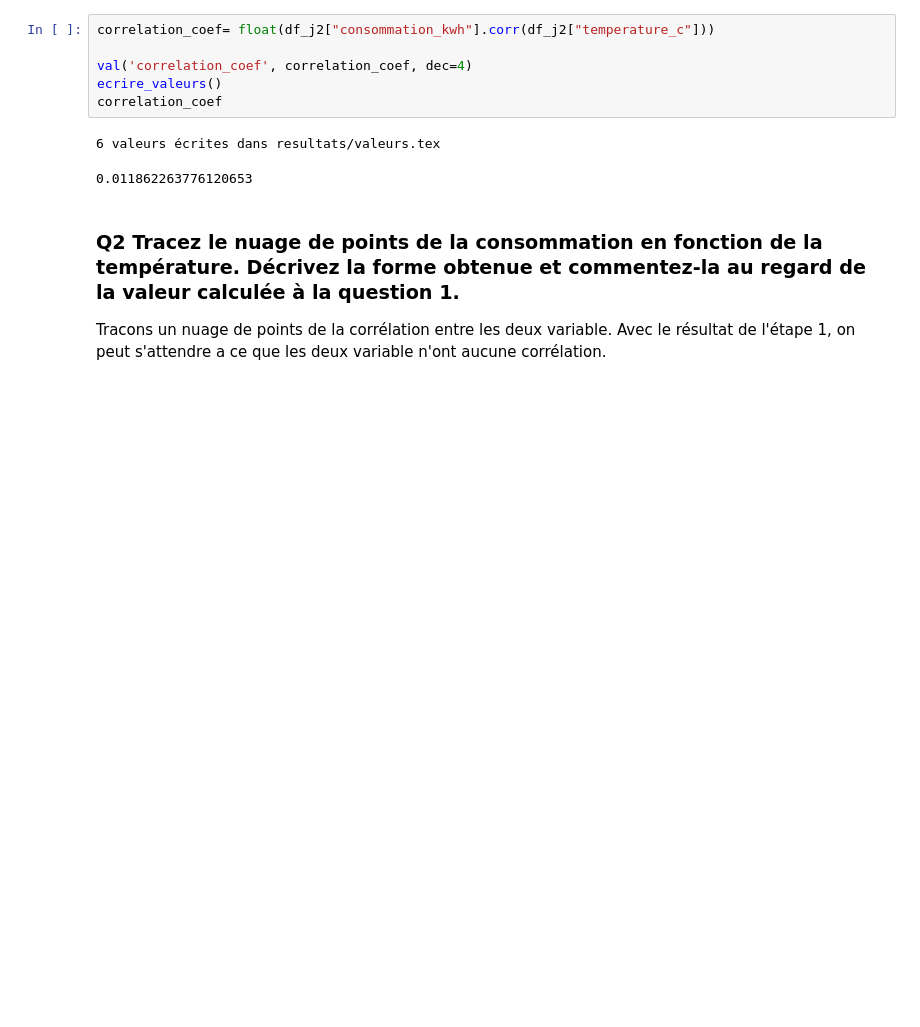
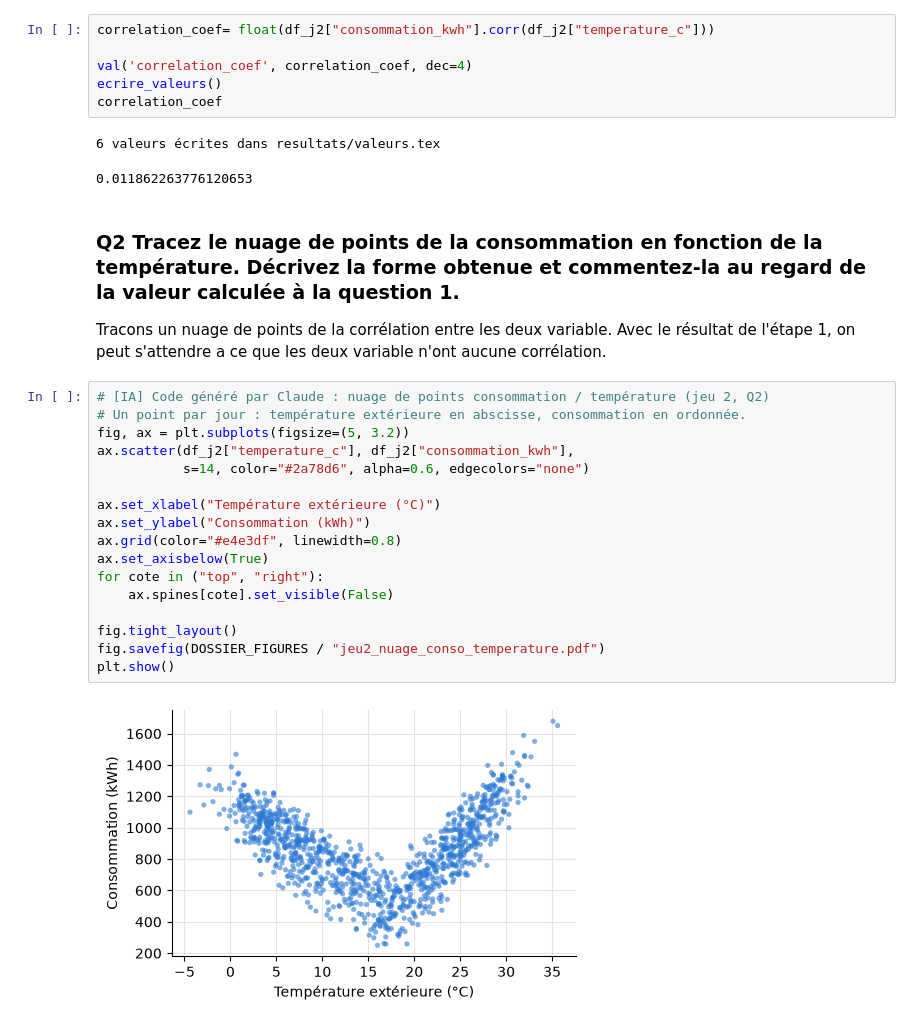
Before and after one commit to Dandalex/Devoir1ConceptStat, a Jupyter notebook: Dandrea_Devoir_I.ipynb, the cells around one changed output. Drawn from its saved outputs; the diff is of its cells as text; blank space fills up the shorter version.

```diff
--- a/Dandrea_Devoir_I.ipynb
+++ b/Dandrea_Devoir_I.ipynb
@@ -413,3 +413,22 @@ correlation_coef
 
 Tracons un nuage de points de la corrélation entre les deux variable.
 Avec le résultat de l'étape 1, on peut s'attendre a ce que les deux variable n'ont aucune corrélation.
+# %%
+# [IA] Code généré par Claude : nuage de points consommation / température (jeu 2, Q2)
+# Un point par jour : température extérieure en abscisse, consommation en ordonnée.
+fig, ax = plt.subplots(figsize=(5, 3.2))
+ax.scatter(df_j2["temperature_c"], df_j2["consommation_kwh"],
+           s=14, color="#2a78d6", alpha=0.6, edgecolors="none")
+
+ax.set_xlabel("Température extérieure (°C)")
+ax.set_ylabel("Consommation (kWh)")
+ax.grid(color="#e4e3df", linewidth=0.8)
+ax.set_axisbelow(True)
+for cote in ("top", "right"):
+    ax.spines[cote].set_visible(False)
+
+fig.tight_layout()
+fig.savefig(DOSSIER_FIGURES / "jeu2_nuage_conso_temperature.pdf")
+plt.show()
+# %% [output]
+[figure, added]
```
Also changed, not shown: parts of 2 cells of this notebook.
